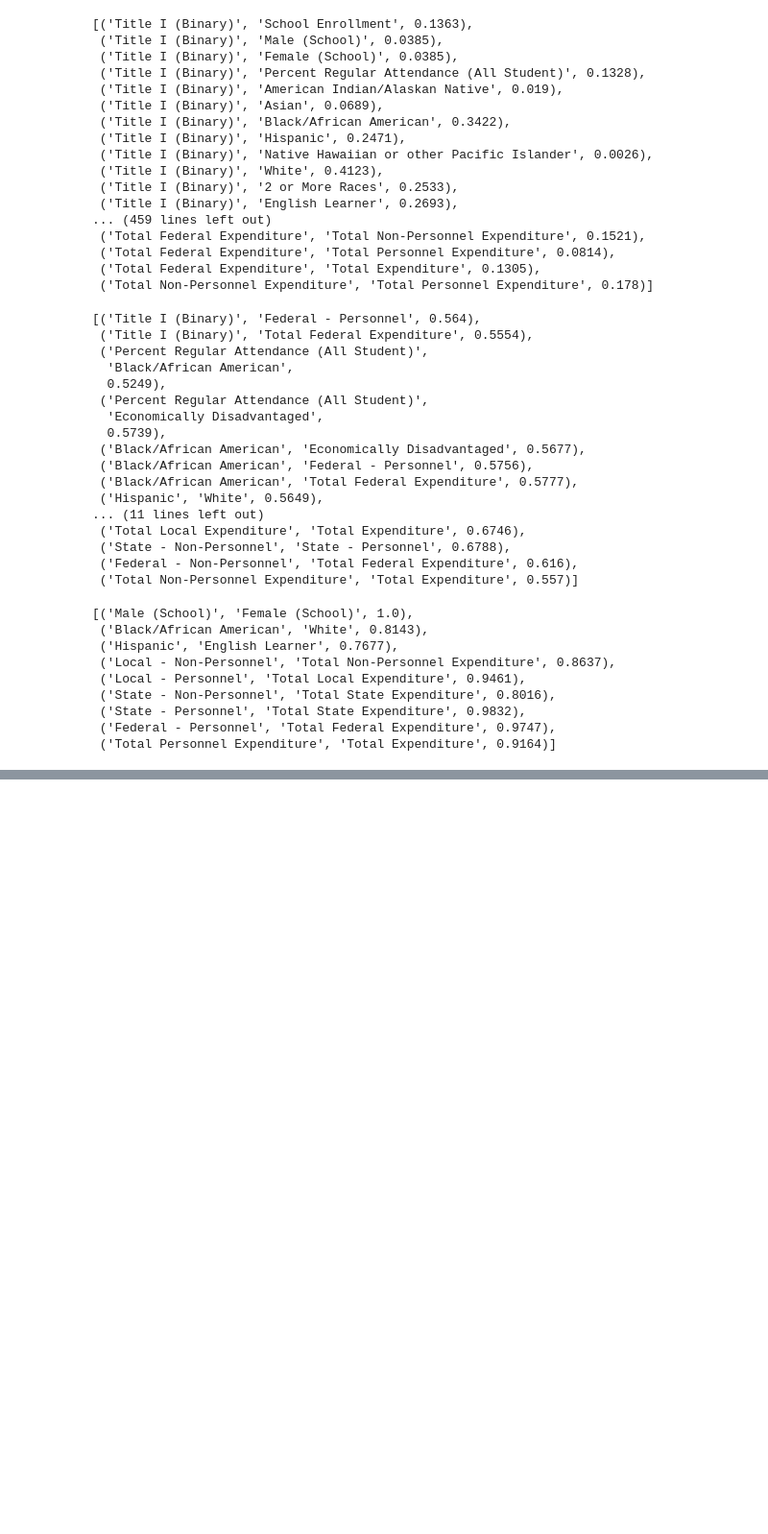
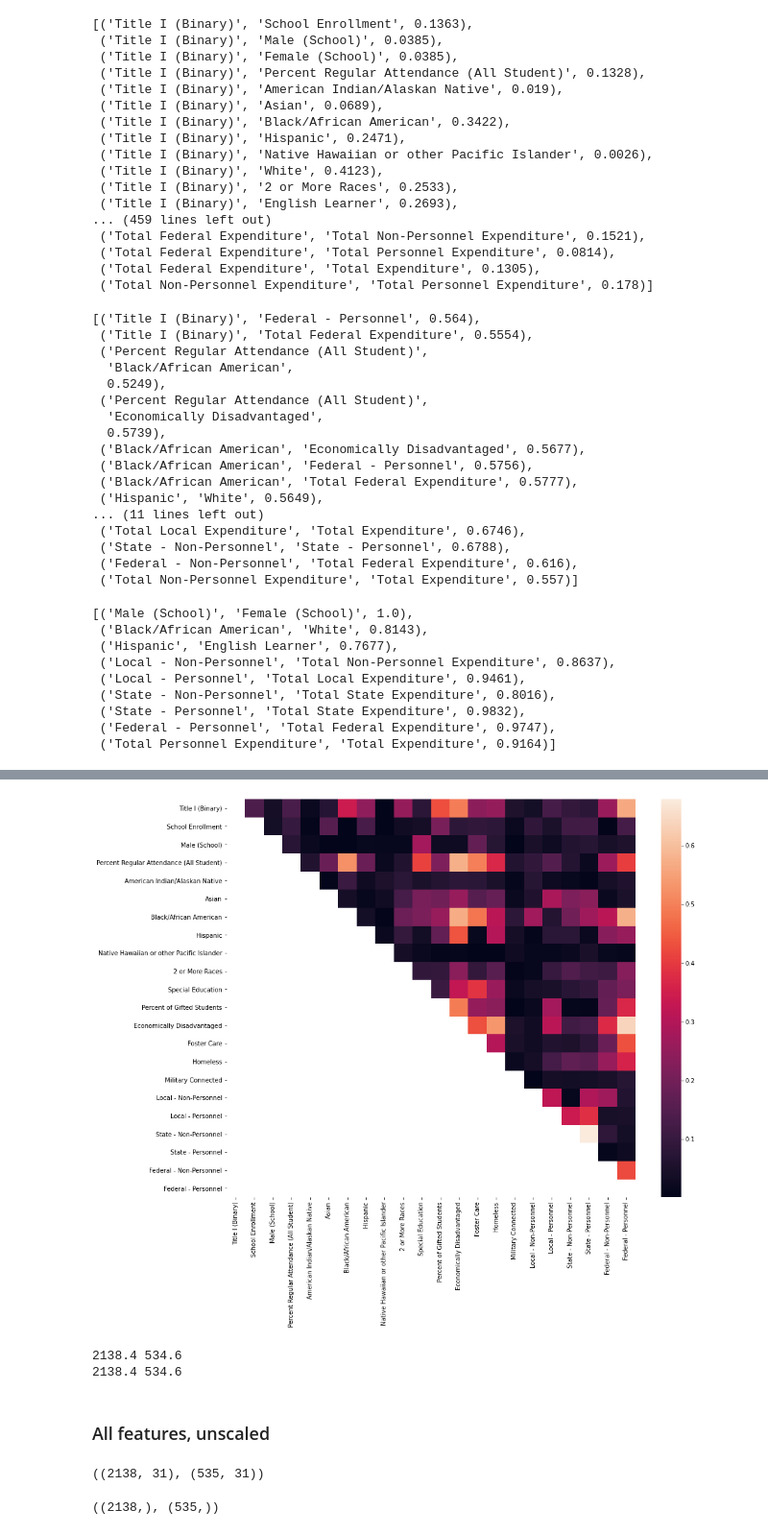
Before and after one commit to cchung106/Capstone-Three, a Jupyter notebook: Notebooks/03_preprocessing_baseline_modeling.ipynb, the cells around one changed output, grey strips where cells are left out. Shown: that part at 96% size. Saved outputs shown, nothing was run; the diff lists cells and outputs as text; code cells hidden in the pictures; blank space fills up the shorter version.

Commit message:
pairwise collinearity, train test split, scaling, and baseline models

```diff
--- a/Notebooks/03_preprocessing_baseline_modeling.ipynb
+++ b/Notebooks/03_preprocessing_baseline_modeling.ipynb
@@ -285,0 +285,16 @@ plt.show()
+# %%
+# plot the correlation heatmap
+plt.subplots(figsize=(15,12))
+sns.heatmap(upper_corr_abs_2)
+plt.show()
+# %% [output]
+[figure, added]
+# %%
+#Check partition sizes with 80/20 train/test split
+print(len(predictors) * .8, len(predictors) * .2)
+print(len(predictors_2) * .8, len(predictors_2) * .2)
+# %% [output]
+2138.4 534.6
+2138.4 534.6
+# %% [markdown]
+### All features, unscaled
@@ -285,0 +307,10 @@ plt.show()
+# %%
+#check partition size
+X_train_ELA.shape, X_test_ELA.shape
+# %% [output]
+((2138, 31), (535, 31))
+# %%
+#check partition size
+y_train_ELA.shape, y_test_ELA.shape
+# %% [output]
+((2138,), (535,))
```
Also changed, not shown: parts of 69 cells of this notebook.
